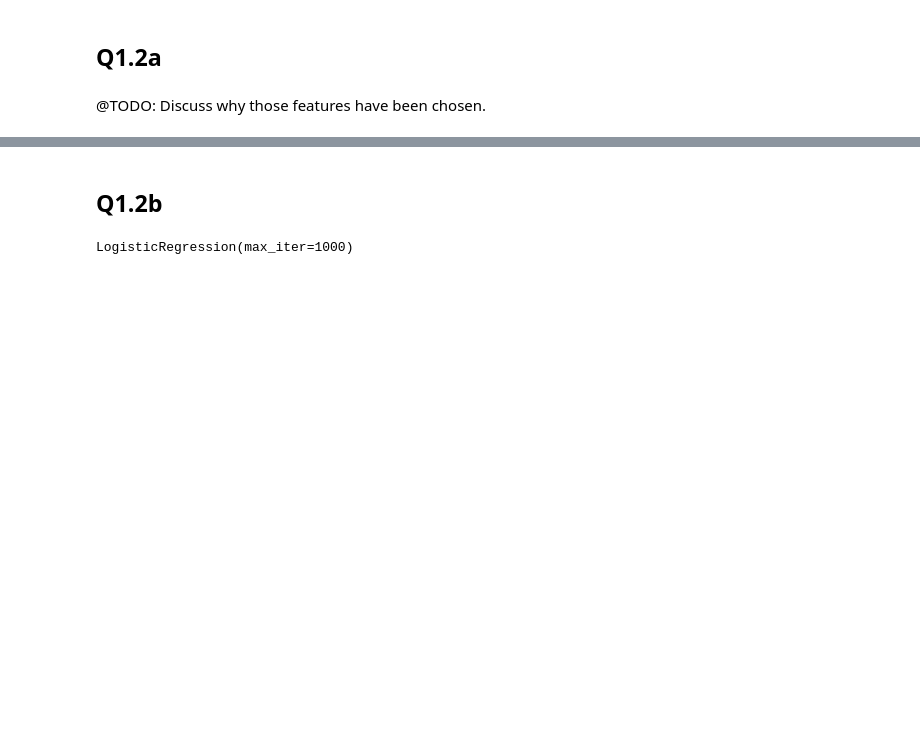
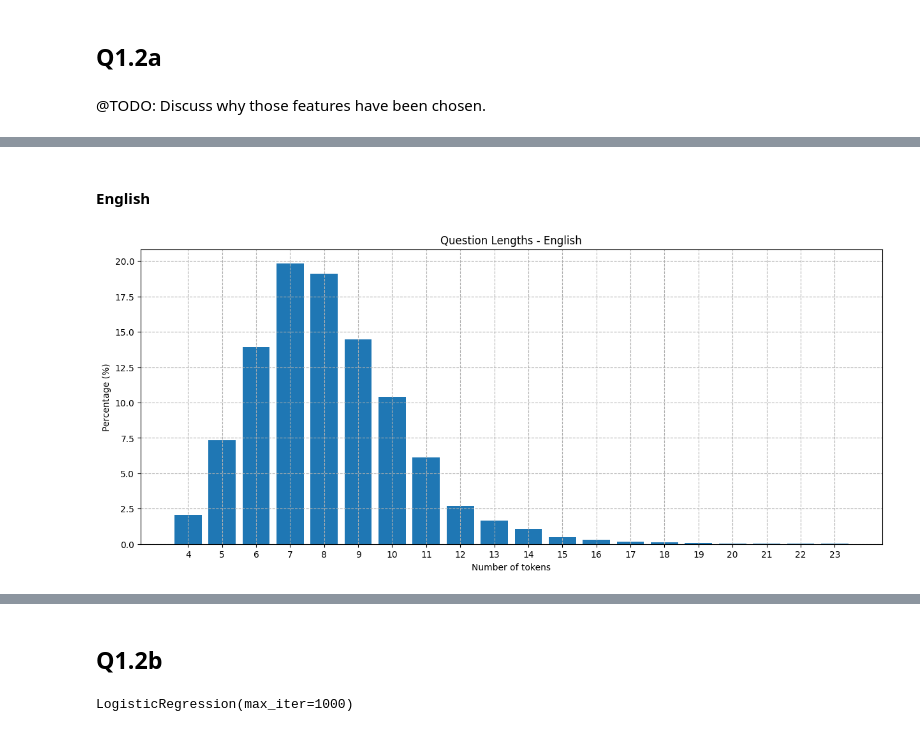
Before and after one commit to RasmusML/nlp_question_answer_project, a Jupyter notebook: notebook.ipynb, the cells around one changed output, grey strips where cells are left out. Cells and saved outputs as stored; diff of their text form; code cells hidden in the pictures; blank space fills up the shorter version.

```diff
--- a/notebook.ipynb
+++ b/notebook.ipynb
@@ -390,3 +379,6 @@ def make_bow_vector(sentence, word_to_ix):
     for word in sentence:
         vec[word_to_ix[word]] += 1
     return vec
+# %%
+def get_lengths(data_feature):
+    return np.array([len(words) for words in data_feature])
@@ -392,0 +403,25 @@ def make_bow_vector(sentence, word_to_ix):
+# %%
+def plot_question_length_dist(dataset, title):
+    question_lengths = get_lengths(dataset['question'])
+
+    uniques, uniques_counts = np.unique(question_lengths, return_counts=True)
+    index_sorted = np.argsort(uniques, axis=None)
+
+    uniques_counts_percentage = uniques_counts / np.sum(uniques_counts) * 100
+
+    fig, ax = plt.subplots(figsize=(15,6))
+    ax.grid(linestyle="--")
+    ax.set_title(title)
+    ax.set_ylabel("Percentage (%)")
+    ax.set_xlabel("Number of tokens")
+
+    x = uniques[index_sorted]
+    ax.bar(x, uniques_counts_percentage[index_sorted])
+    ticks = np.arange(min(uniques), max(uniques)+1, 1)
+    ax.set_xticks(ticks)
+# %% [markdown]
+#### English
+# %%
+plot_question_length_dist(train_en, "Question Lengths - English")
+# %% [output]
+[figure, added]
```
Also changed, not shown: parts of 37 cells of this notebook.
